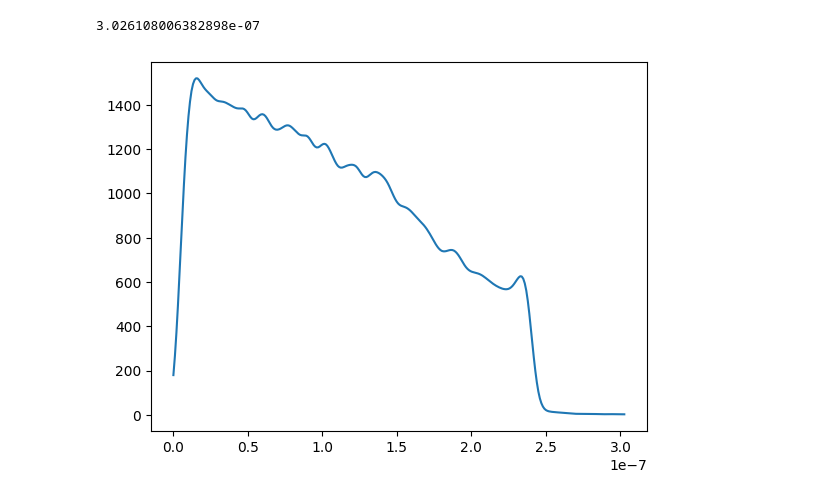
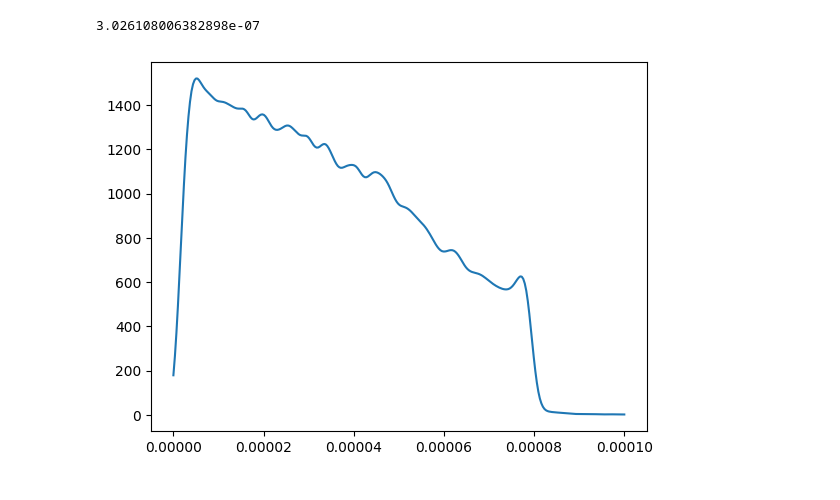
Before and after one commit to jank324/spectral-vd-euxfel, a Jupyter notebook: new_data.ipynb, the cells around one changed output. Cells and saved outputs as stored; diff of their text form; code cells hidden in the pictures.

```diff
--- a/new_data.ipynb
+++ b/new_data.ipynb
@@ -24,10 +33,10 @@ df.loc[i, "slice_width"]
 # %% [output]
 3.026108006382898e-07
 # %%
-ss = np.linspace(i, 1, num=300) * df.loc[0, "slice_width"]
-currents = df.loc[i, "slice_I"]
+ss = np.linspace(i, 0.1e-3, num=300) # * df.loc[0, "slice_width"]
+currents = np.array(df.loc[i, "slice_I"])
 
 plt.plot(ss, currents)
 plt.show()
 # %% [output]
-[figure, old version]
+[figure, new version]
```
Also changed, not shown: parts of 6 cells of this notebook.
